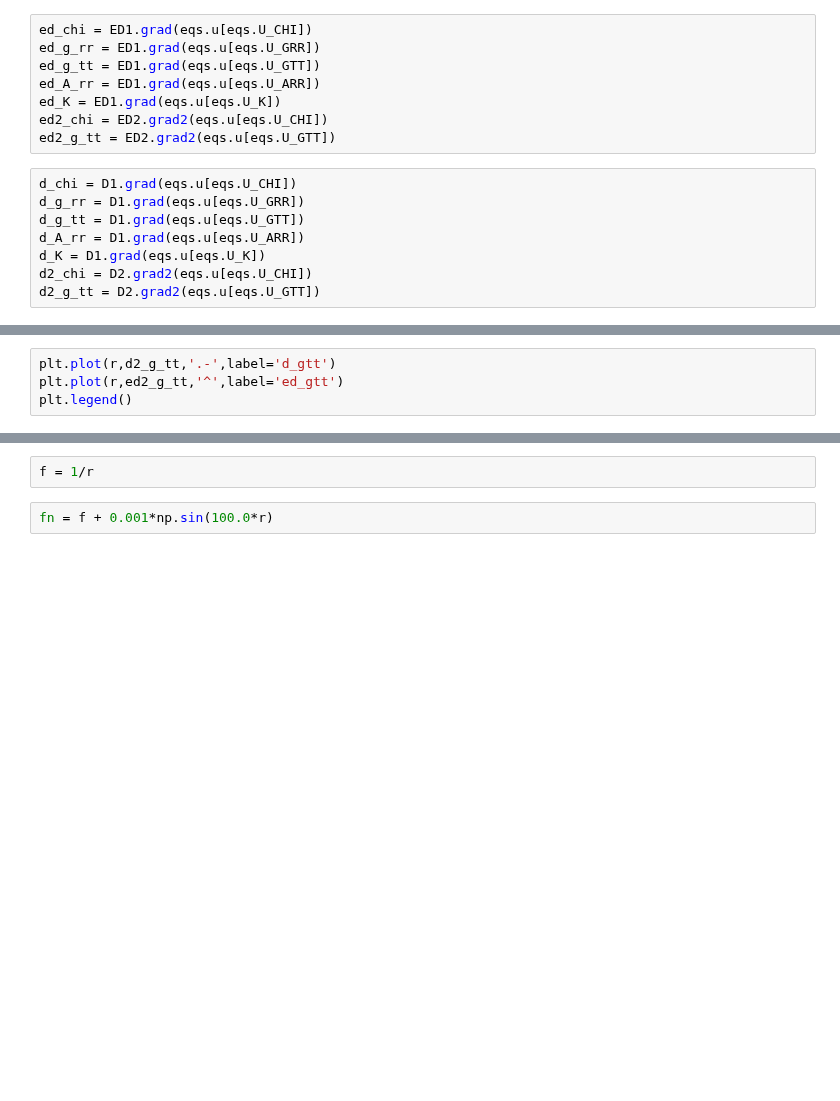
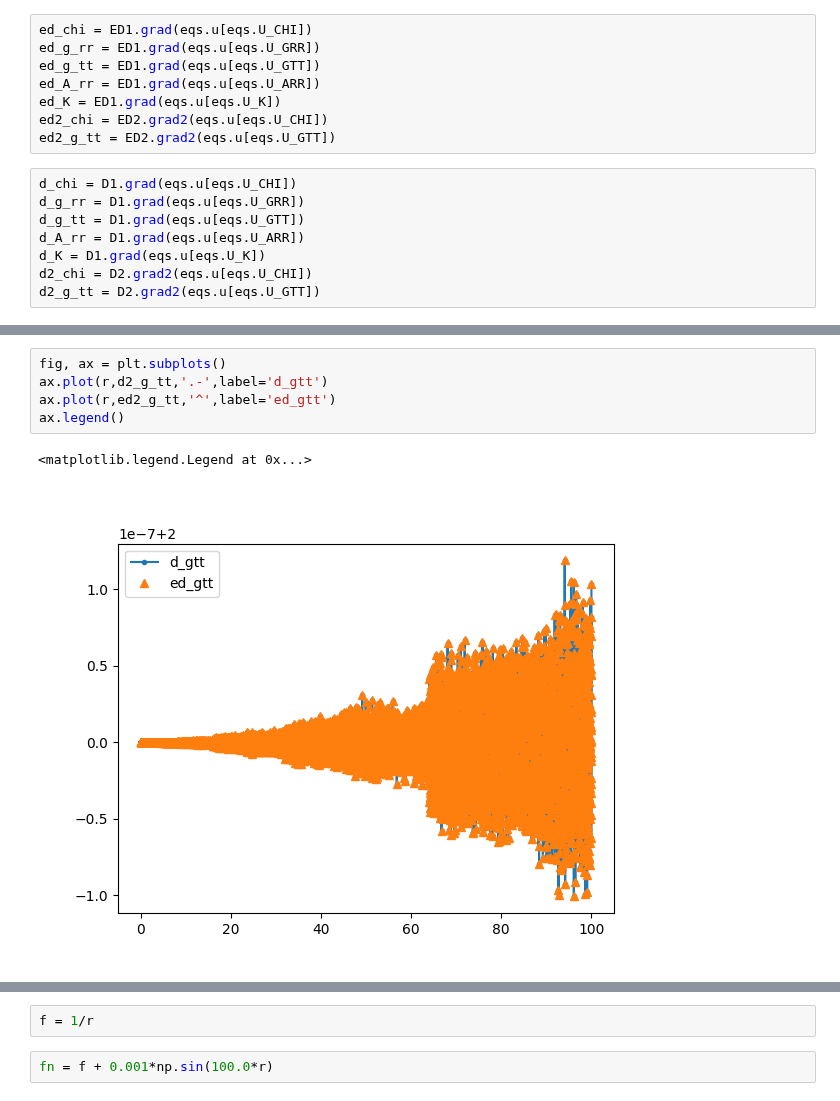
Before and after one commit to davidneilsen/pynwave2d, a Jupyter notebook: bssn/TestBSSN.ipynb, the cells around one changed output, grey strips where cells are left out. Saved outputs shown, nothing was run; the diff lists cells and outputs as text; blank space fills up the shorter version.

```diff
--- a/bssn/TestBSSN.ipynb
+++ b/bssn/TestBSSN.ipynb
@@ -109,5 +112,9 @@ plt.legend()
 # %%
-plt.plot(r,d2_g_tt,'.-',label='d_gtt')
-plt.plot(r,ed2_g_tt,'^',label='ed_gtt')
-plt.legend()
+fig, ax = plt.subplots()
+ax.plot(r,d2_g_tt,'.-',label='d_gtt')
+ax.plot(r,ed2_g_tt,'^',label='ed_gtt')
+ax.legend()
+# %% [output]
+<matplotlib.legend.Legend at 0x...>
+[figure, added]
 # %%
```
Also changed, not shown: parts of 8 cells of this notebook, 1 other file.
